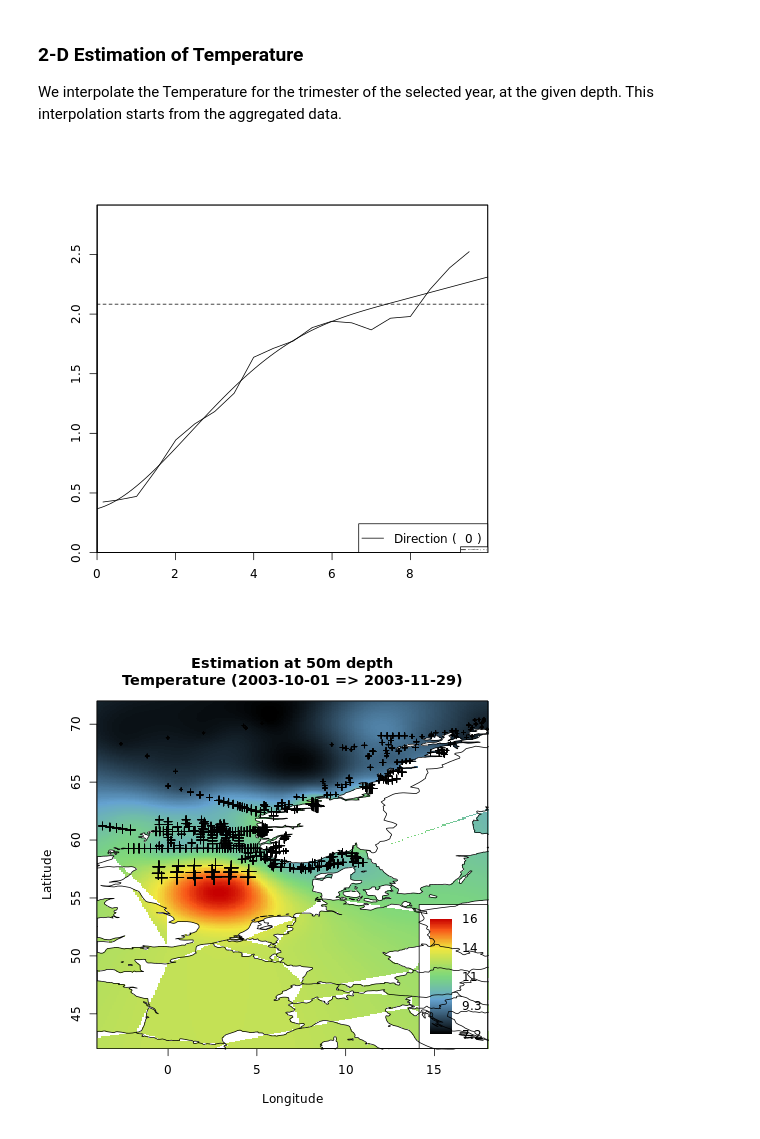
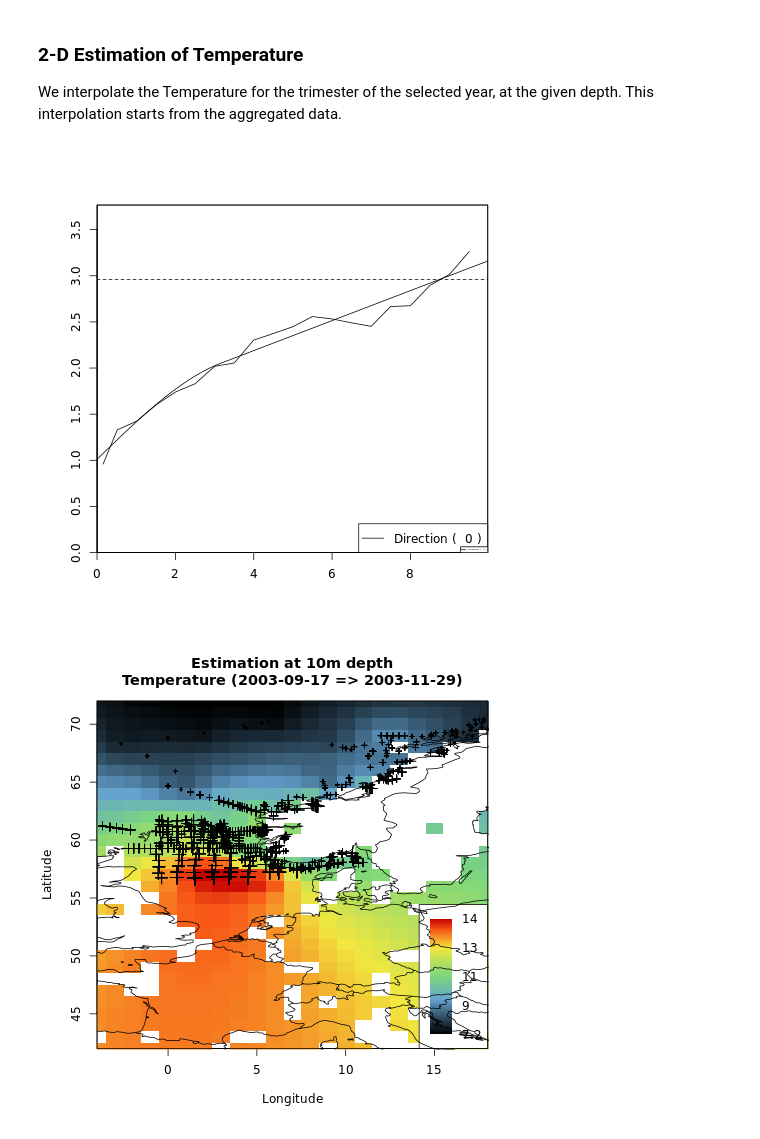
Before and after one commit to ec-intaros/iaos-showcase-app-Barents-Sea-CTD, a Jupyter notebook: Barrents sea - Data Scientist Notebook.ipynb, the cells around one changed output. Drawn from its saved outputs; the diff is of its cells as text; code cells hidden in the pictures.

```diff
--- a/Barrents sea - Data Scientist Notebook.ipynb
+++ b/Barrents sea - Data Scientist Notebook.ipynb
@@ -1193,16 +1179,0 @@ In the case of multi-year analysis, we can plot Temperature values for each year
-# %%
-%%R
-
-# Comment the following line if you want to to display all years
-subyears = years[1]
-
-# Loop on the years to be displayed
-for (year in subyears)
-{
-  date_lim  = create_limits_date(year)
-  db        = apply_sel(db0, date_lim=date_lim)
-  filename  = paste0(var,"_Year_",year)
-  title     = build_title(var, date_lim)
-  display_var(db, var, var_scale = var_scale0, colors = colors.temp,
-              title = title, filename = filename, pos.legend=1)
-}
@@ -1456,25 +1430,30 @@ Xvalid.Temperature.stderr       409     0.002     0.903
 We interpolate the Temperature for the trimester of the selected year, at the given depth. This interpolation starts from the aggregated data.
 # %%
 %%R
-# Select the active samples
+# Define depth value and range
+depth = 10
+depth_lim = c(depth1,depth2)
 
-depth_lim = c(depth1,depth2)
-date_lim  = create_limits_date(year, trimester=sub_trim)
+# Define date_lim
+# date_lim = c(time2date(min(db0[,'Time'])),time2date(max(db0[,'Time'])))
+# date_lim  = create_limits_date(year, trimester=sub_trim)
+date_lim = create_limits_date(year)
+
 dbr       = apply_sel(dbreg, depth_lim = depth_lim, date_lim = date_lim, compress = TRUE)
 
 # Variogram parameters
 vario_lag  = vario_lag #1
 vario_nlag = vario_nlag #20
 
 # Perform the interpolation (includes Variogram calculation and Model fitting)
-dbg = interpolate_2D(dbr, var, mesh = mesh/10, moving=FALSE,
+dbg = interpolate_2D(dbr, var, mesh = mesh/1, moving=FALSE,
                      vario_lag = vario_lag, vario_nlag = vario_nlag, struct = c(1,3,5,12),
                      dirvect = NA, draw.model=TRUE, pos.legend=1)
 
 # Display the results
 filename  = paste0(var,".Estim2D_Year_",year)
 display_result(dbr, dbg, var = var, depth = depth, flag.estim = TRUE,
                colors = colors.temp, filename = filename, pos.legend=1)
 # %% [output]
-[figure, old version]
+[figure, new version]
-[figure, old version]
+[figure, new version]
```
Also changed, not shown: parts of 4 cells of this notebook, 1 other file.
